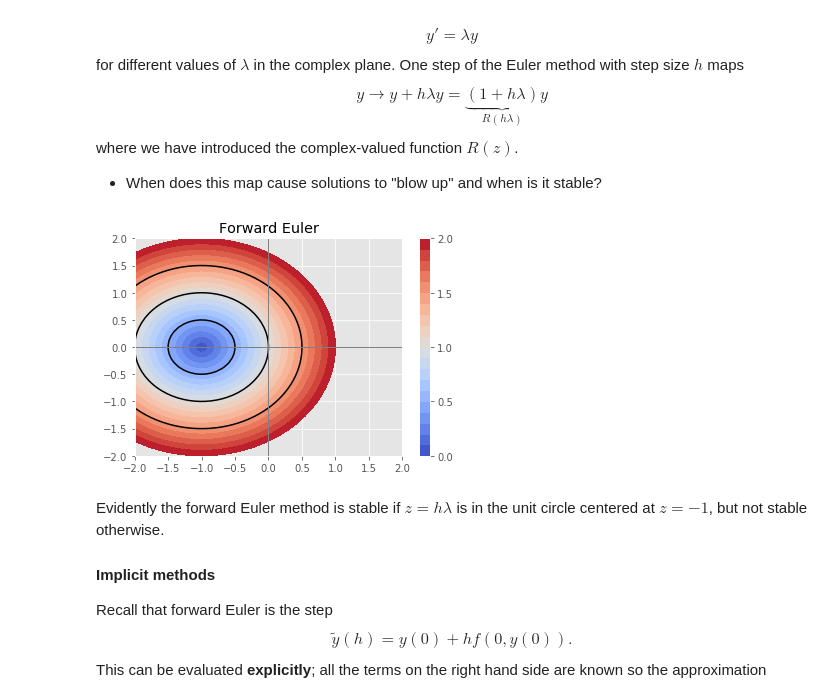
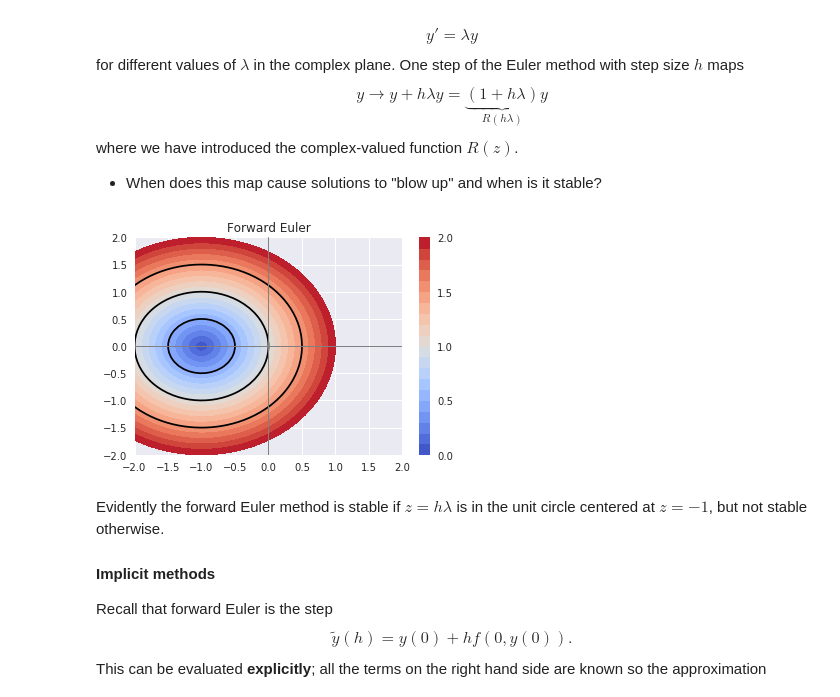
Before and after one commit to cu-numcomp/numcomp-class-spring19, a Jupyter notebook: DifferentialEquations.ipynb, the cells around one changed output. Cells and saved outputs as stored; diff of their text form; code cells hidden in the pictures.

```diff
--- a/DifferentialEquations.ipynb
+++ b/DifferentialEquations.ipynb
@@ -72,12 +72,12 @@ $$ y' = -k (y - \cos t) $$
 where $k$ is a parameter controlling the rate at which the solution $u(t)$ is pulled toward the curve $\cos t$.
 # %%
 %matplotlib inline
-import numpy
-from matplotlib import pyplot
-pyplot.style.use('ggplot')
+import numpy as np
+import matplotlib.pyplot as plt
+plt.style.use('seaborn')
 
 def ode_euler(f, y0, tfinal=1, h=0.1):
-    y = numpy.array(y0)
+    y = np.array(y0)
     t = 0
     thist = [t]
     yhist = [y0]
@@ -88,7 +88,7 @@ def ode_euler(f, y0, tfinal=1, h=0.1):
         t = tnext
         thist.append(t)
         yhist.append(y.copy())
-    return numpy.array(thist), numpy.array(yhist)
+    return np.array(thist), np.array(yhist)
 
 tests = []
 
@@ -98,10 +98,10 @@ class cosine:
     def __repr__(self):
         return 'cosine(k={:d})'.format(self.k)
     def f(self, t, y):
-        return -self.k * (y - numpy.cos(t))
+        return -self.k * (y - np.cos(t))
     def y(self, t, y0):
         k2p1 = self.k**2+1
-        return (y0 - self.k**2/k2p1) * numpy.exp(-self.k*t) + self.k*(numpy.sin(t) + self.k*numpy.cos(t))/k2p1
+        return (y0 - self.k**2/k2p1) * np.exp(-self.k*t) + self.k*(np.sin(t) + self.k*np.cos(t))/k2p1
 
 tests.append(cosine(k=2))
 tests.append(cosine(k=5))
@@ -199,22 +199,22 @@ where we have introduced the complex-valued function $R(z)$.
 * When does this map cause solutions to "blow up" and when is it stable?
 # %%
 def plot_stability(x, y, Rz, label):
-    pyplot.figure()
-    levels = numpy.linspace(0, 2, 21)
-    C = pyplot.contourf(xx, yy, numpy.abs(Rz), levels, cmap=pyplot.cm.coolwarm)
-    cbar = pyplot.colorbar(C, ticks=numpy.linspace(0, 2, 5))
-    pyplot.axvline(x=0, linewidth=1, color='grey')
-    pyplot.axhline(y=0, linewidth=1, color='grey')
-    pyplot.contour(xx, yy, numpy.abs(Rz), [.5, 1, 1.5], colors='k')
-    pyplot.title(label)
+    plt.figure()
+    levels = np.linspace(0, 2, 21)
+    C = plt.contourf(xx, yy, np.abs(Rz), levels, cmap=plt.cm.coolwarm)
+    cbar = plt.colorbar(C, ticks=np.linspace(0, 2, 5))
+    plt.axvline(x=0, linewidth=1, color='grey')
+    plt.axhline(y=0, linewidth=1, color='grey')
+    plt.contour(xx, yy, np.abs(Rz), [.5, 1, 1.5], colors='k')
+    plt.title(label)
 
-x = numpy.linspace(-2,2)
-xx, yy = numpy.meshgrid(x, x)
+x = np.linspace(-2,2)
+xx, yy = np.meshgrid(x, x)
 zz = xx + 1j*yy
 R = 1 + zz
 plot_stability(xx, yy, R, 'Forward Euler')
 # %% [output]
-[figure, old version]
+[figure, new version]
 # %% [markdown]
 Evidently the forward Euler method is stable if $z = h\lambda$ is in the unit circle centered at $z=-1$, but not stable otherwise.
 
```
Also changed, not shown: parts of 10 cells of this notebook.
